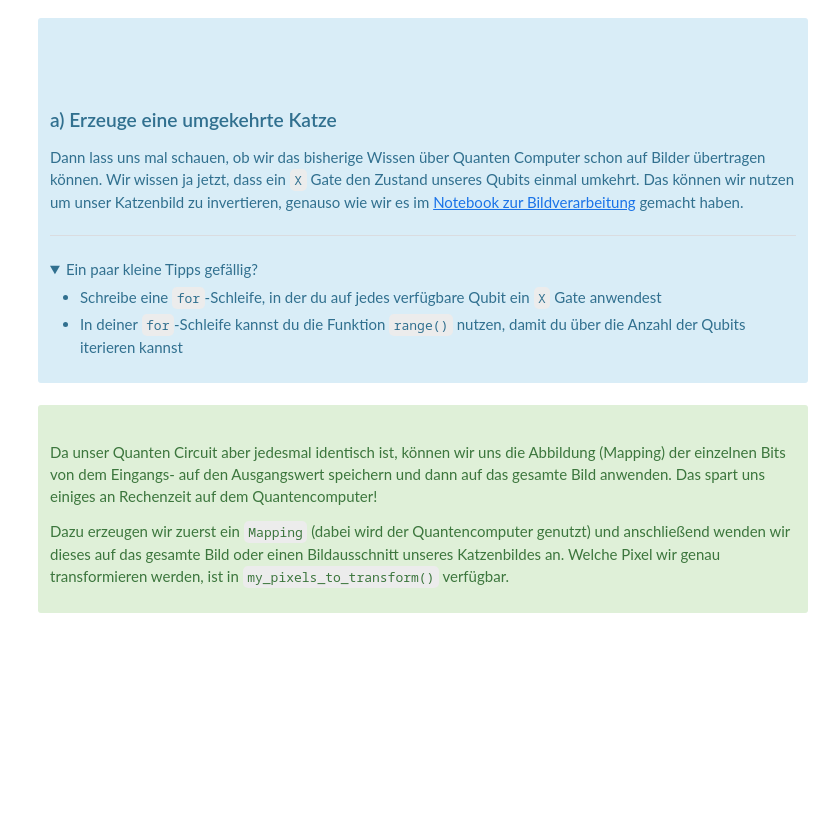
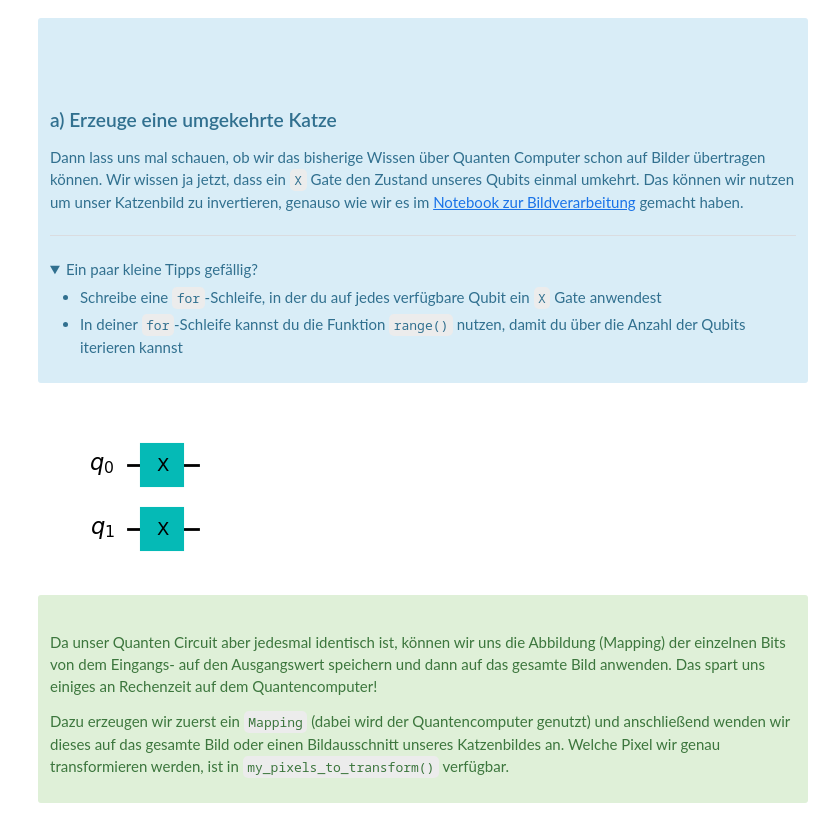
Before and after one commit to eileen-kuehn/intro_qc4images, a Jupyter notebook: worksheets/QolorQoding.ipynb, the cells around one changed output. Cells and saved outputs as stored; diff of their text form; code cells hidden in the pictures; folded sections open; blank space fills up the shorter version.

```diff
--- a/worksheets/QolorQoding.ipynb
+++ b/worksheets/QolorQoding.ipynb
@@ -105,11 +121,14 @@ Das können wir nutzen um unser Katzenbild zu invertieren, genauso wie wir es im
 # %%
 quantum_circuit_3a = QuantumCircuit(my_qubit_count())
 
 # --- Ab hier dein Code ---
-
+for qubit in range(my_qubit_count()):
+    quantum_circuit_3a.x(qubit)
 # -------------------------
 
 quantum_circuit_3a.draw(output="mpl")
+# %% [output]
+[figure, added]
 # %% [markdown]
 <div id="information" class="alert alert-success">
   <h2><i class="fas fa-info" style="font-size:36px"></i> </h2>
```
Also changed, not shown: parts of 19 cells of this notebook, 4 other files.
